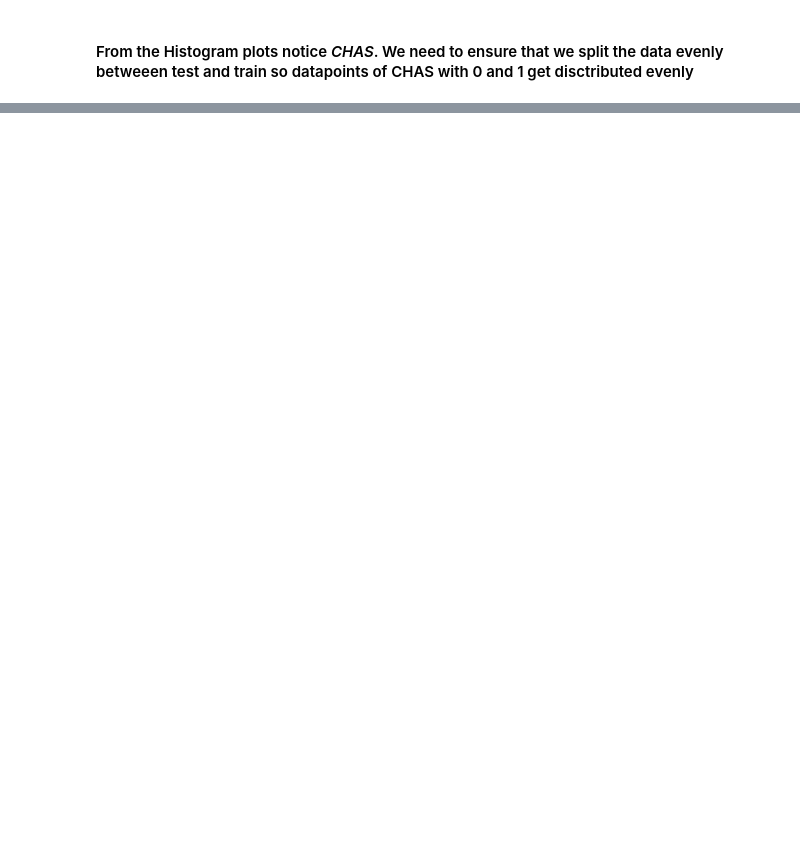
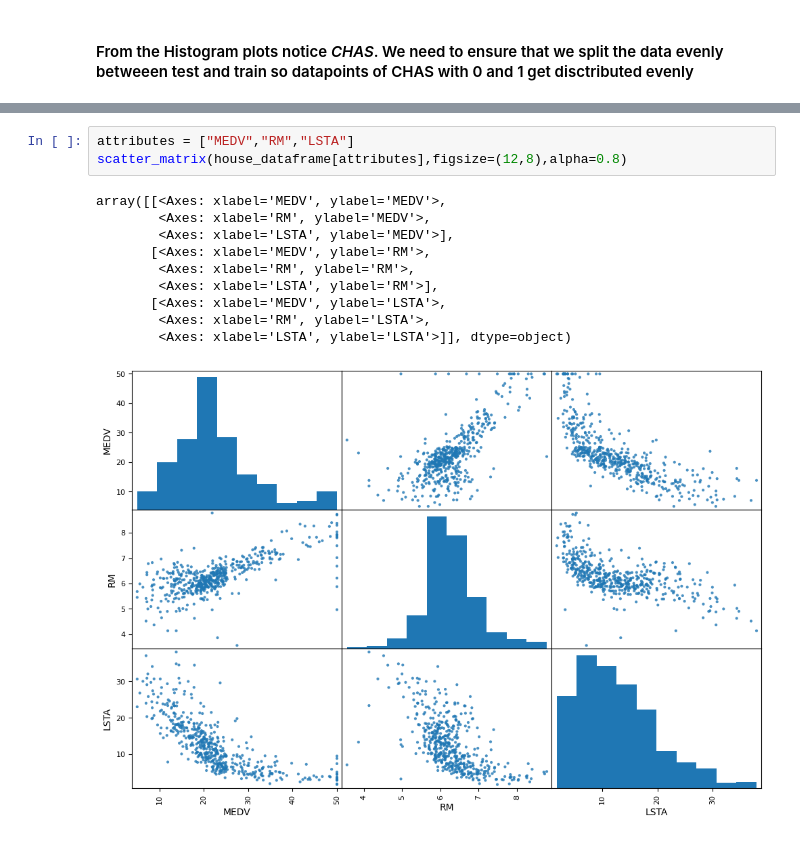
Before and after one commit to kaifahmad/python-mastery, a Jupyter notebook: scikit-learn/05-ml-proj.ipynb, the cells around one changed output, grey strips where cells are left out. Cells and saved outputs as stored; diff of their text form; blank space fills up the shorter version.

```diff
--- a/scikit-learn/05-ml-proj.ipynb
+++ b/scikit-learn/05-ml-proj.ipynb
@@ -114,0 +142,14 @@ train_indices,test_indices = train_test_split(house_dataframe,test_size=0.1,rand
+# %%
+attributes = ["MEDV","RM","LSTA"]
+scatter_matrix(house_dataframe[attributes],figsize=(12,8),alpha=0.8)
+# %% [output]
+array([[<Axes: xlabel='MEDV', ylabel='MEDV'>,
+        <Axes: xlabel='RM', ylabel='MEDV'>,
+        <Axes: xlabel='LSTA', ylabel='MEDV'>],
+       [<Axes: xlabel='MEDV', ylabel='RM'>,
+        <Axes: xlabel='RM', ylabel='RM'>,
+        <Axes: xlabel='LSTA', ylabel='RM'>],
+       [<Axes: xlabel='MEDV', ylabel='LSTA'>,
+        <Axes: xlabel='RM', ylabel='LSTA'>,
+        <Axes: xlabel='LSTA', ylabel='LSTA'>]], dtype=object)
+[figure, added]
```
Also changed, not shown: parts of 8 cells of this notebook.
